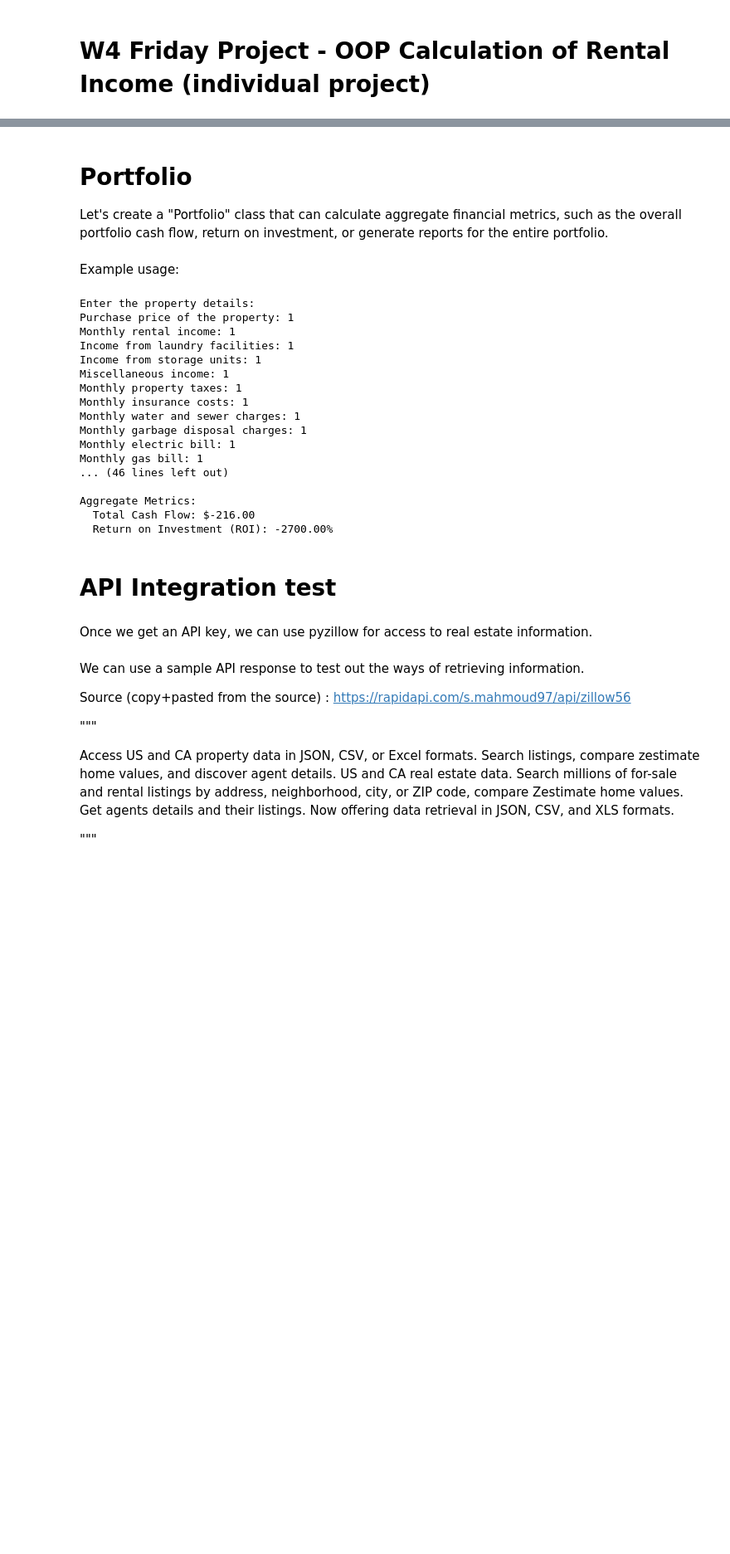
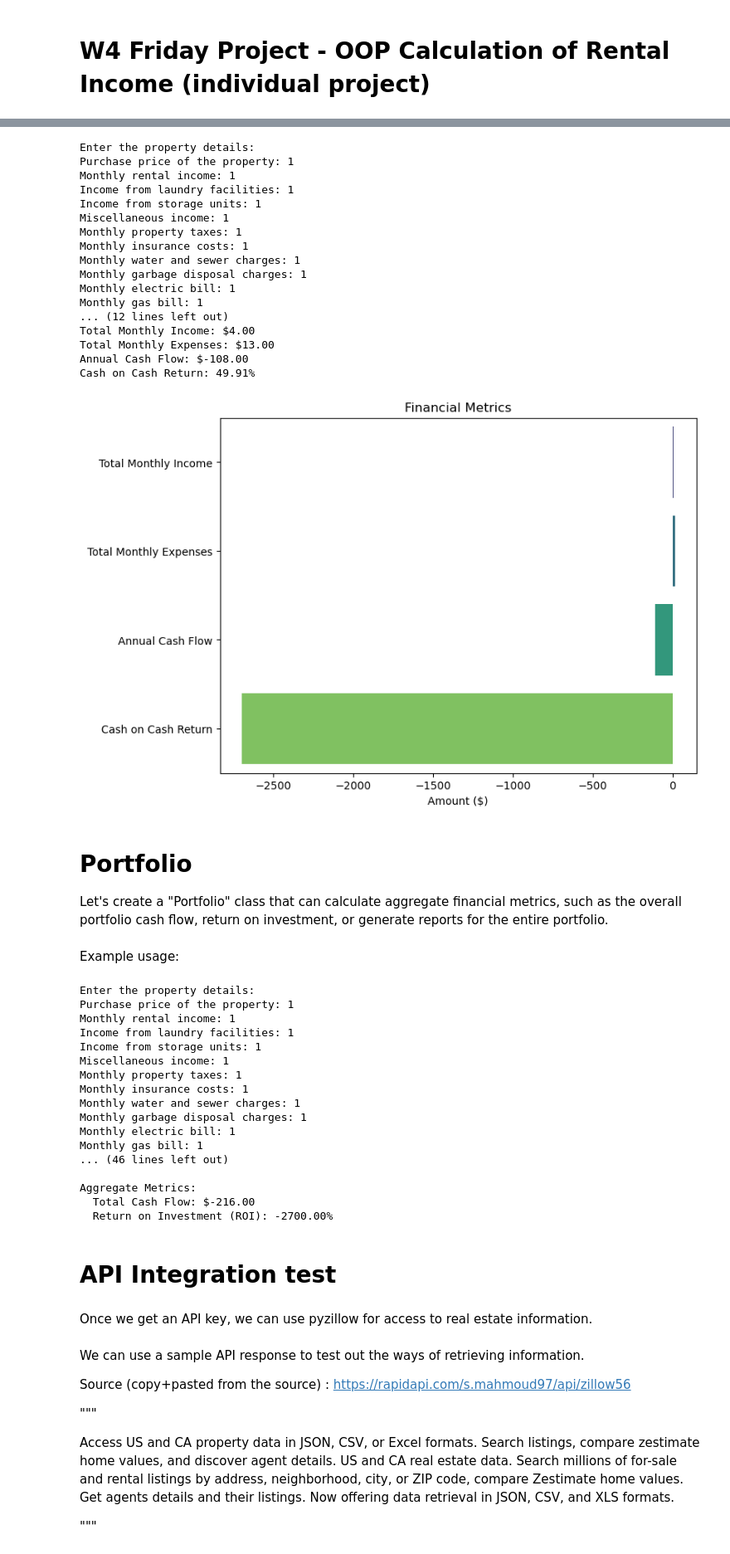
Before and after one commit to HussainAther/ReturnOnInvestmentRentalPropertyOOP, a Jupyter notebook: ReturnOnInvestmentRentalPropertyOOP.ipynb, the cells around one changed output, grey strips where cells are left out. Shown at 83% size. Drawn from its saved outputs; the diff is of its cells as text; code cells hidden in the pictures; blank space fills up the shorter version.

Commit message:
api integration still not in place but had to rewrite code to account for different cash on cash return functions

```diff
--- a/ReturnOnInvestmentRentalPropertyOOP.ipynb
+++ b/ReturnOnInvestmentRentalPropertyOOP.ipynb
@@ -42,7 +42,7 @@ class RentalProperty:
         self.down_pmt = self.purchase_price * 0.20
         self.rental_income = self.rental_income
         self.ins = (self.purchase_price / 10000) * 40
-        self.vac_all = ZHVI * 0.10 if ZHVI is not None else 0
+        self.vac_all = ZHVI.to_datetime64().astype(float) * 0.10 if ZHVI is not None else 0
         self.cl_cost = self.purchase_price*0.035
 
     @classmethod
@@ -178,7 +178,7 @@ class RentalProperty:
         roi = (sale_price - (self.purchase_price + self.repairs + self.cl_cost)) / (self.purchase_price + self.repairs + self.cl_cost)
         return roi
 
-    def calculate_cash_on_cash_return(self):
+    def calculate_cash_on_cash_return_coc(self):
         mort_pmt = self.loan * ((self.interest_rate/12) * (1 + self.interest_rate/12)**self.mort_term) / ((1 + self.interest_rate/12)**self.mort_term - 1)
         cash_flow = (12 * self.rental_income - (mort_pmt + self.ins + self.vac_all)) / (self.down_pmt + self.cl_cost)
         return cash_flow
@@ -242,3 +185,48 @@ Content-Length: 648
+# %%
+# Prompt the user for input and create the rental property object
+property1 = RentalProperty.from_user_input()
+
+# Calculate the financial metrics
+try:
+    total_monthly_income = property1.calculate_total_monthly_income()
+    total_monthly_expenses = property1.calculate_total_monthly_expenses()
+    cash_flow = property1.calculate_cash_flow()
+    cash_on_cash_return_coc = property1.calculate_cash_on_cash_return_coc()
+except ZeroDivisionError:
+    print("Error: Division by zero occurred during calculation. Please check your input values.")
+    exit()
+
+# Print the results
+print(f"Total Monthly Income: ${total_monthly_income:.2f}")
+print(f"Total Monthly Expenses: ${total_monthly_expenses:.2f}")
+print(f"Annual Cash Flow: ${cash_flow:.2f}")
+print(f"Cash on Cash Return: {cash_on_cash_return_coc:.2f}%")
+
+# Visualize the results
+property1.visualize_results()
+
+# # Make an API request and handle the response
+# api_url = "https://example.com/api/endpoint"  # Replace with the actual API endpoint URL
+# property1.get_api_data(api_url)
+# %% [output]
+Enter the property details:
+Purchase price of the property: 1
+Monthly rental income: 1
+Income from laundry facilities: 1
+Income from storage units: 1
+Miscellaneous income: 1
+Monthly property taxes: 1
+Monthly insurance costs: 1
+Monthly water and sewer charges: 1
+Monthly garbage disposal charges: 1
+Monthly electric bill: 1
+Monthly gas bill: 1
+... (12 lines left out)
+Total Monthly Income: $4.00
+Total Monthly Expenses: $13.00
+Annual Cash Flow: $-108.00
+Cash on Cash Return: 49.91%
+[figure, added]
 # %% [markdown]
 # Portfolio
 
```
Also changed, not shown: parts of 2 cells of this notebook.
